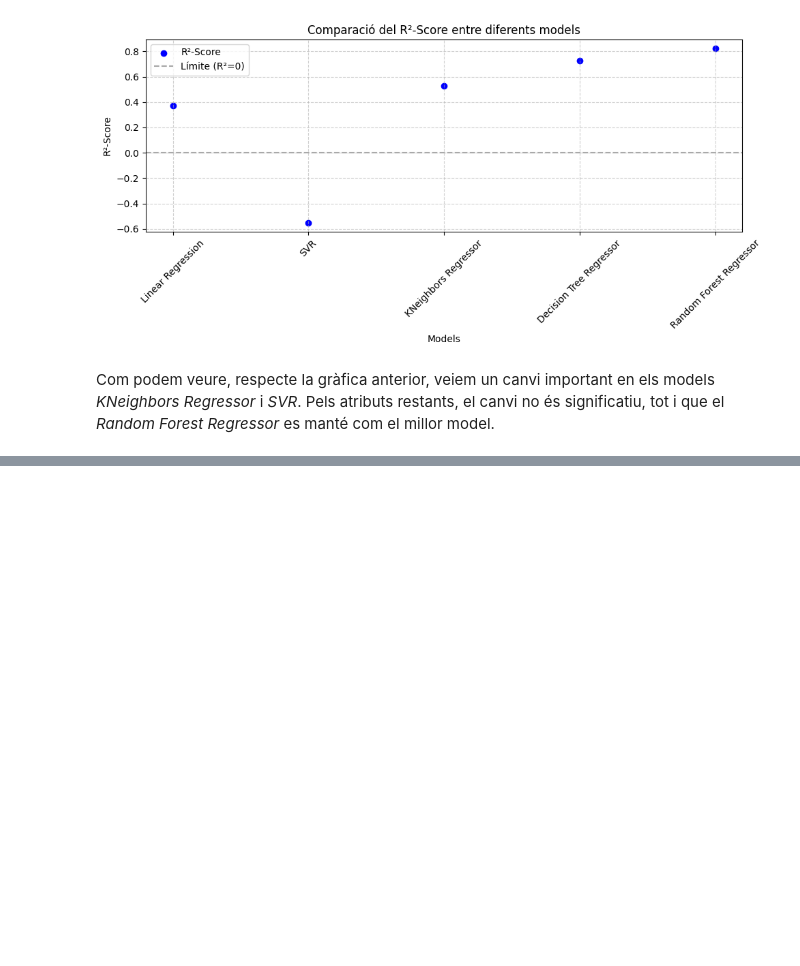
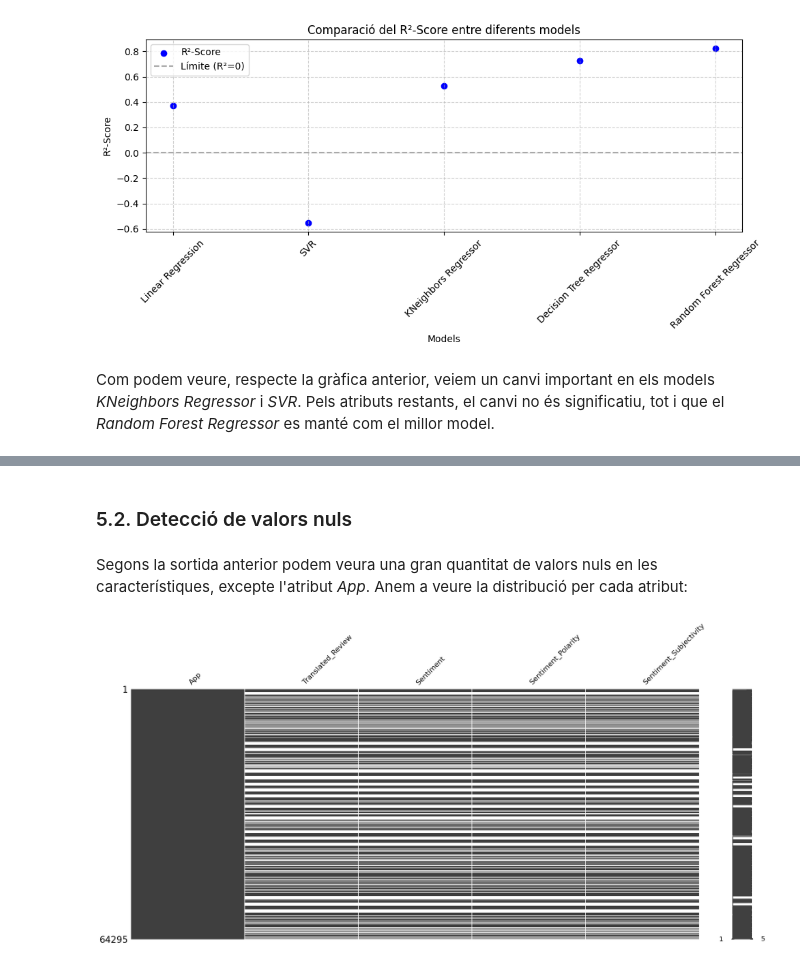
Before and after one commit to NIU1672001/Google-Play-Store-Apps, a Jupyter notebook: Google Play Store Apps.ipynb, the cells around one changed output, grey strips where cells are left out. Saved outputs shown, nothing was run; the diff lists cells and outputs as text; code cells hidden in the pictures; blank space fills up the shorter version.

```diff
--- a/Google Play Store Apps.ipynb
+++ b/Google Play Store Apps.ipynb
@@ -1067,0 +957,9 @@ Com podem veure, respecte la gràfica anterior, veiem un canvi important en els
+# %% [markdown]
+### 5.2. Detecció de valors nuls
+# %% [markdown]
+Segons la sortida anterior podem veura una gran quantitat de valors nuls en les característiques, excepte l'atribut *App*. Anem a veure la distribució per cada atribut:
+# %%
+msno.matrix(reviews_data)
+plt.show()
+# %% [output]
+[figure, added]
```
Also changed, not shown: parts of 66 cells of this notebook.
